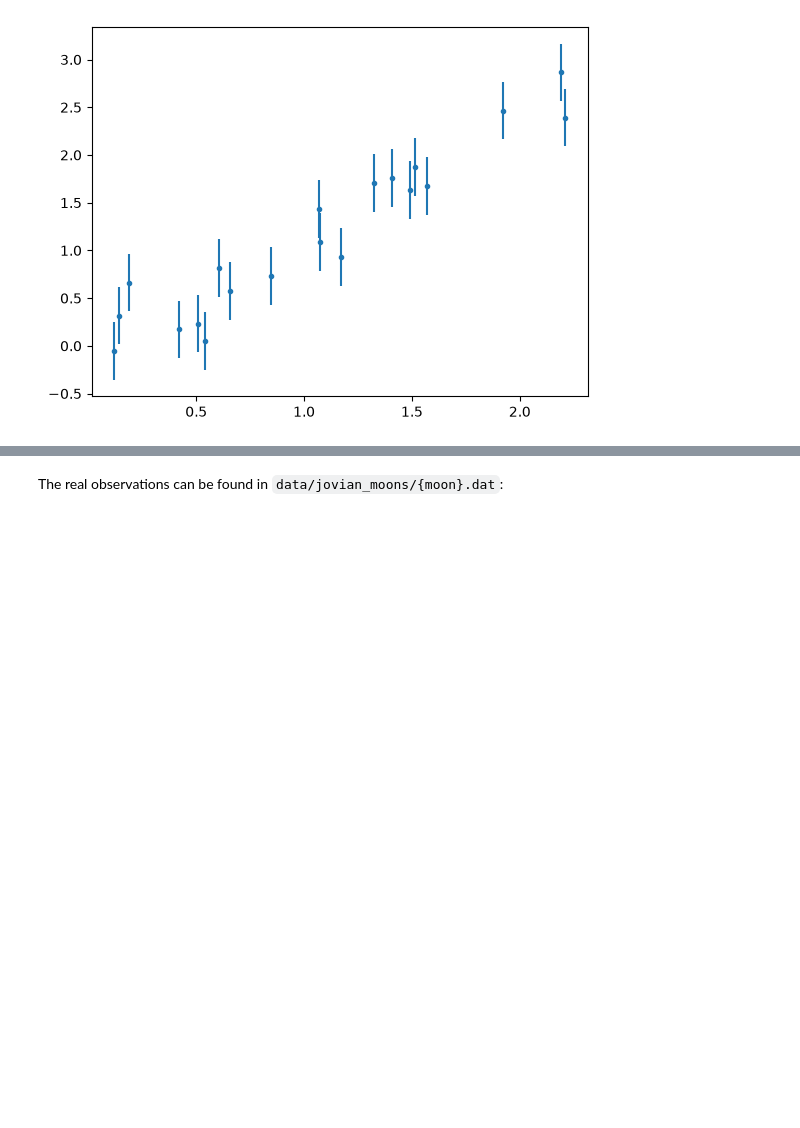
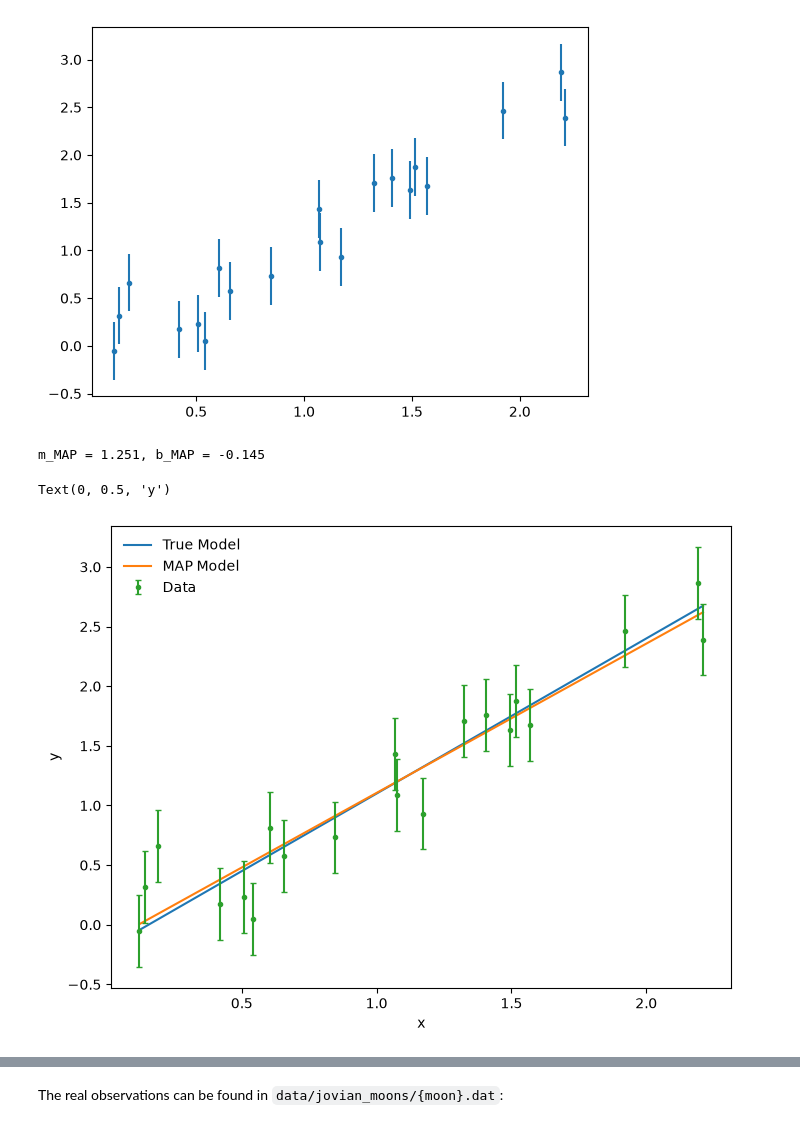
Before and after one commit to shimishimiaeshimiah/Bayesian-Stats-HS2026, a Jupyter notebook: exercise_mysolutions/week4_intro_to_bayes_exercises.ipynb, the cells around one changed output, grey strips where cells are left out. Drawn from its saved outputs; the diff is of its cells as text; code cells hidden in the pictures; blank space fills up the shorter version.

```diff
--- a/exercise_mysolutions/week4_intro_to_bayes_exercises.ipynb
+++ b/exercise_mysolutions/week4_intro_to_bayes_exercises.ipynb
@@ -54,13 +56,59 @@ plt.errorbar(x, y, y_err, fmt='.')
 <ErrorbarContainer object of 3 artists>
 [figure]
 # %%
-def lin_model(x:npt.NDArray, m: float, b: float) -> npt.NDArray:
+def lin_model(x:npt.NDArray[np.float32], m: float, b: float) -> npt.NDArray[np.float32]:
     return m * x + b
 
-def log_likelihood(y: npt.NDArray, x: npt.NDArray, m: float, b: float, std_y: float) -> npt.NDArray:
+def log_likelihood(y: npt.NDArray[np.float32], x: npt.NDArray[np.float32], m: float, b: float, std_y: float) -> npt.NDArray[np.float32]:
     prediction = lin_model(x, m, b)
     n = len(y)
-    return - n/2 * np.log(2 * np.pi * std_y**2) - 1/(2 * np.pi * std_y ** 2) * np.sum((y-prediction)**2)
+    return - n/2 * np.log(2 * np.pi * std_y**2) - 1/(2 * std_y ** 2) * np.sum((y-prediction)**2)
+
+m_prior = scipy.stats.norm(loc=1, scale=1)
+b_prior = scipy.stats.norm(loc=0, scale=1.2)
+
+def log_prior(m: float, b: float):
+    return m_prior.logpdf(m) + b_prior.logpdf(b)
+
+def log_posterior(m: float, b: float, x: npt.NDArray[np.float32], std_y: float, y: npt.NDArray[np.float32]) -> npt.NDArray[np.float32]:
+    return log_likelihood(y, x, m, b, std_y) + log_prior(m, b)
+
+def neg_post(theta, x: npt.NDArray[np.float32], std_y: float, y: npt.NDArray[np.float32]) -> npt.NDArray[np.float32]:
+    m, b = theta
+    return - log_posterior(m, b, x, std_y, y)
+
+
+std_y = y_err[0]
+
+MAP_result = scipy.optimize.minimize(
+    fun=neg_post,
+    x0=(1,0),
+    args=(x, std_y, y)
+)
+
+m_MAP, b_MAP = MAP_result.x
+print(f"m_MAP = {m_MAP:.3f}, b_MAP = {b_MAP:.3f}")
+# %% [output]
+m_MAP = 1.251, b_MAP = -0.145
+# %%
+_, ax = plt.subplots(figsize=(8,6))
+
+x_axis = np.linspace(x[0], x[-1], 100)
+y_pred = lin_model(x_axis, m_MAP, b_MAP)
+
+
+ax.plot(x_axis, lin_model(x_axis, 1.300, -.200), label='True Model')
+ax.plot(x_axis, y_pred, label='MAP Model')
+
+ax.errorbar(x, y, y_err, fmt='.', label='Data', capsize=2)
+
+ax.legend(frameon=False)
+
+ax.set_xlabel('x')
+ax.set_ylabel('y')
+# %% [output]
+Text(0, 0.5, 'y')
+[figure, added]
 # %% [markdown]
 # Exercise 2
 
```
Also changed, not shown: parts of 1 cell of this notebook.
